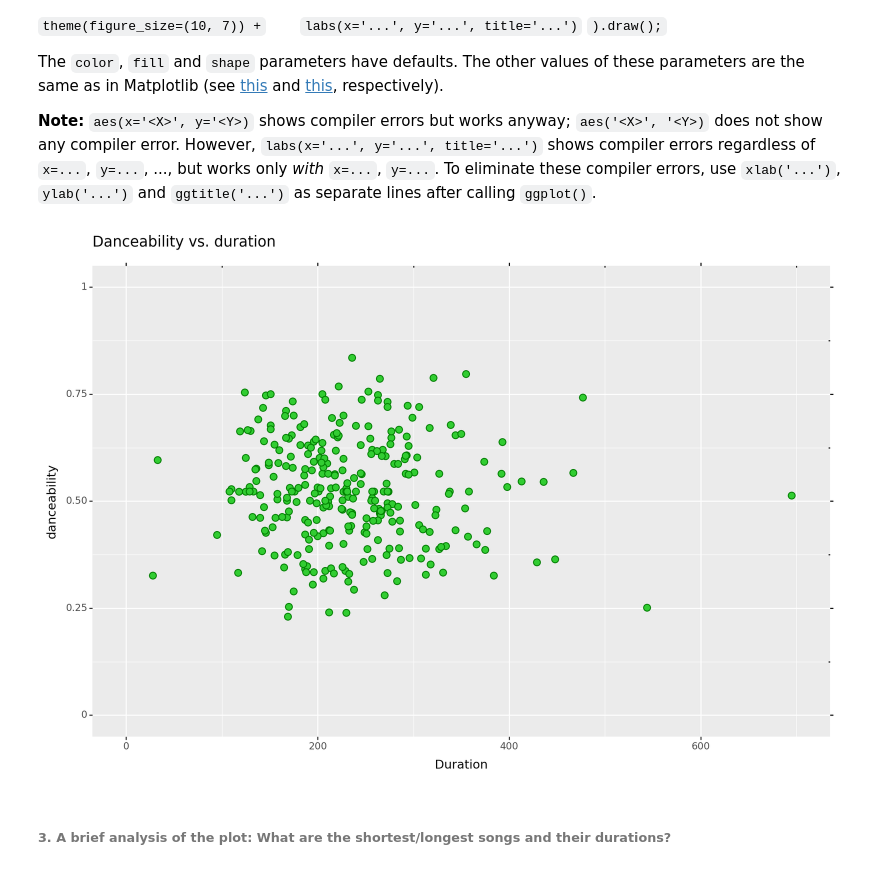
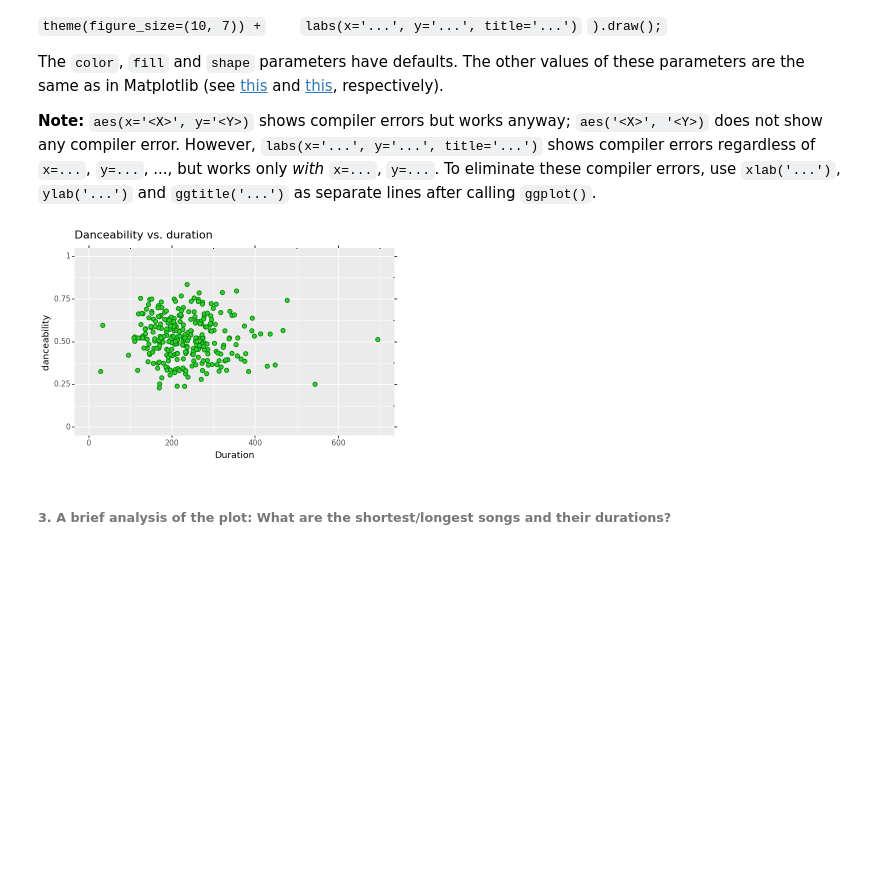
Before and after one commit to devedzic/eda_rs, a Jupyter notebook: eda.ipynb, the cells around one changed output. Cells and saved outputs as stored; diff of their text form; code cells hidden in the pictures; blank space fills up the shorter version.

```diff
--- a/eda.ipynb
+++ b/eda.ipynb
@@ -881,18 +963,18 @@ The `color`, `fill` and `shape` parameters have defaults. The other values of th
 # %%
 (
     ggplot(songs, aes('Duration', 'danceability')) +
-    geom_point(color='green', fill='limegreen', size=3, ) +
+    geom_point(color='green', fill='limegreen', size=2.4, ) +
     coord_cartesian(xlim=(0, 700), ylim=(0, 1)) +
-    theme(figure_size=(10, 7)) +
+    theme(figure_size=(6, 4), dpi=60) +
     # xlim(0, 800) +
     # ylim(0, 1) +
     xlab('Duration') +
     ylab('danceability') +
     ggtitle('Danceability vs. duration')
     # labs(x='Duration', y='danceability', title='Danceability vs. duration')   # compiler errors, but works
 ).draw()
 # %% [output]
-[figure, old version]
+[figure, new version]
 # %% [markdown]
 ###### 3. A brief analysis of the plot: What are the shortest/longest songs and their durations?
 # %%
```
Also changed, not shown: parts of 17 cells of this notebook, 1 other file.
